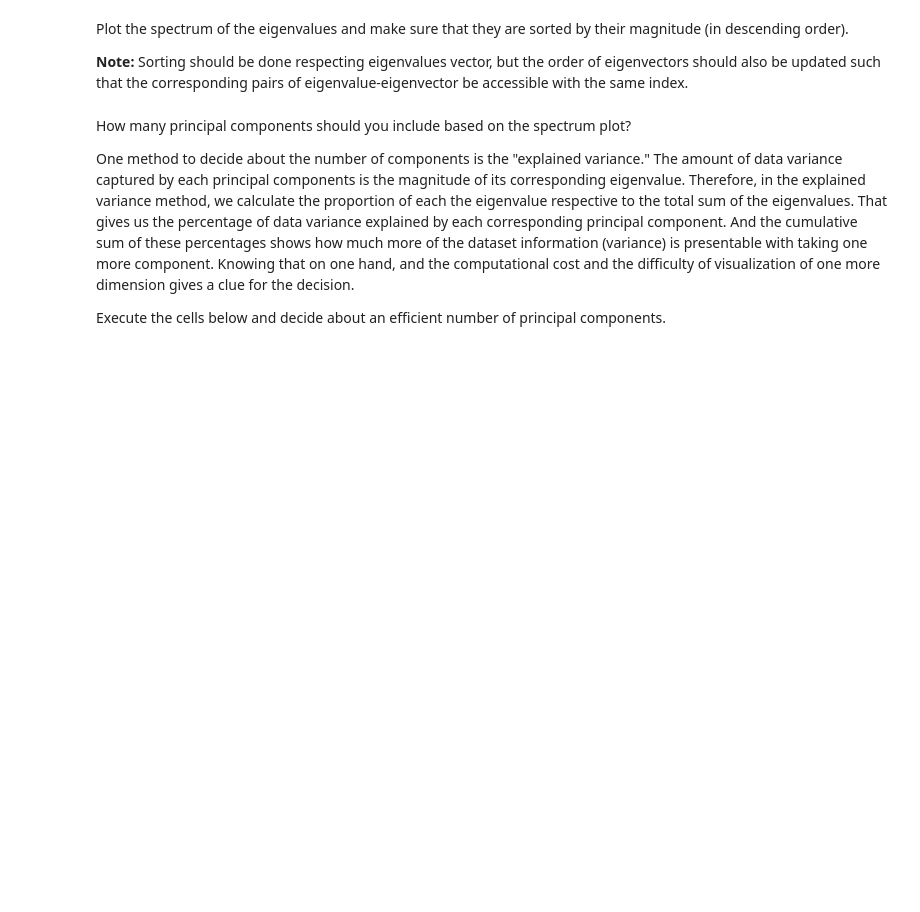
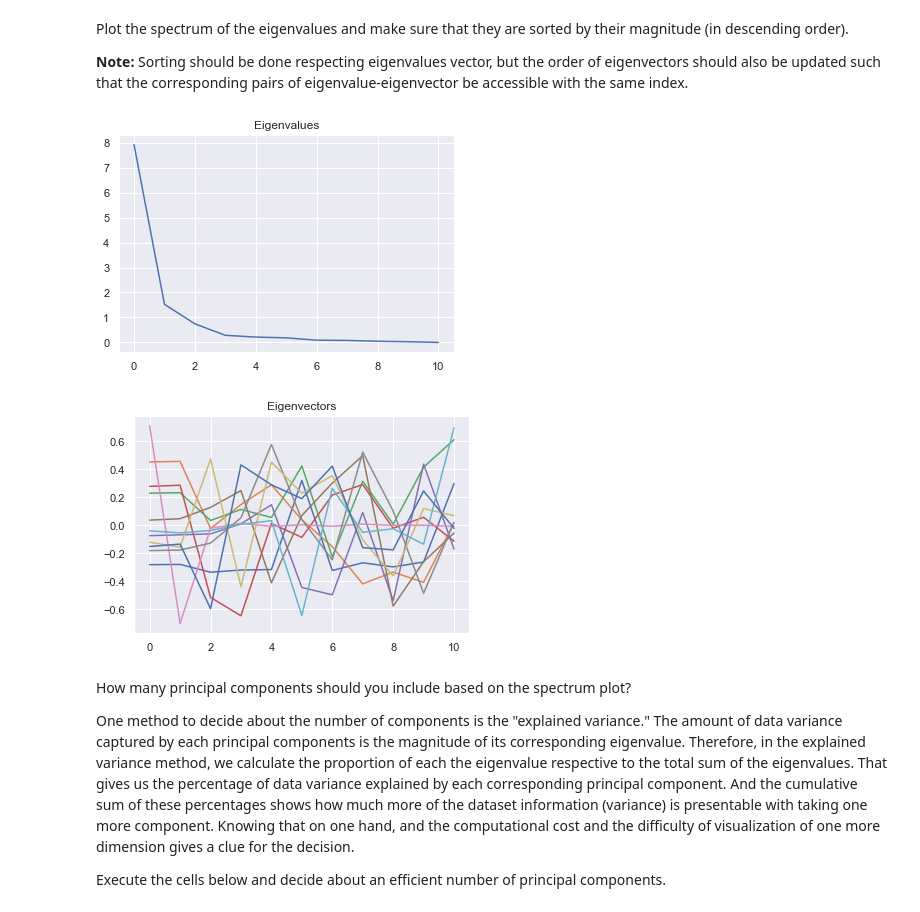
Before and after one commit to mhueppe/machine_learning, a Jupyter notebook: Sheet 05/sheet05.ipynb, the cells around one changed output. Saved outputs shown, nothing was run; the diff lists cells and outputs as text; code cells hidden in the pictures; blank space fills up the shorter version.

```diff
--- a/Sheet 05/sheet05.ipynb
+++ b/Sheet 05/sheet05.ipynb
@@ -174,14 +186,15 @@ when $\sigma$ is the standard deviation vector of features.
 # %%
 # TODO: Compute the covariance matrix and store it into covar
-# YOUR CODE HERE
-# YOUR CODE HERE
 
+# make the mean 0 by substracting each datapoint of the current mean
+# standardize/normalize by deviding from the standard deviation of the current data point
+cars_norm = (cars - np.mean(cars,axis = 0)) / np.std(cars, axis = 0)
+covar = 1/(cars_norm.shape[0]-1)*(np.dot(cars_norm.T,cars_norm))
 assert covar.shape == (11, 11)
 
 # TODO: Compute the eigenvalues and eigenvectors and store them into eigenval and eigenvec
 #       (Figure out a function to do this for you)
-# YOUR CODE HERE
-# YOUR CODE HERE
+eigenval, eigenvec = np.linalg.eig(covar)
 
 assert eigenval.shape == (11,)
 assert eigenvec.shape == (11, 11)
@@ -193,8 +206,20 @@ Plot the spectrum of the eigenvalues and make sure that they are sorted by their
 # %%
 import matplotlib.pyplot as plt
 %matplotlib inline
 
-# YOUR CODE HERE
+sorting = eigenval.argsort()
+sorted_eigenval = eigenval[sorting[::-1]]
+sorted_eigenvec = eigenvec[sorting[::-1]]
+
+plt.plot(sorted_eigenval)
+plt.title("Eigenvalues")
+plt.show()
+plt.plot(sorted_eigenvec)
+plt.title("Eigenvectors")
+plt.show()
+# %% [output]
+[figure, added]
+[figure, added]
 # %% [markdown]
 How many principal components should you include based on the spectrum plot?
 
```
Also changed, not shown: parts of 10 cells of this notebook.
